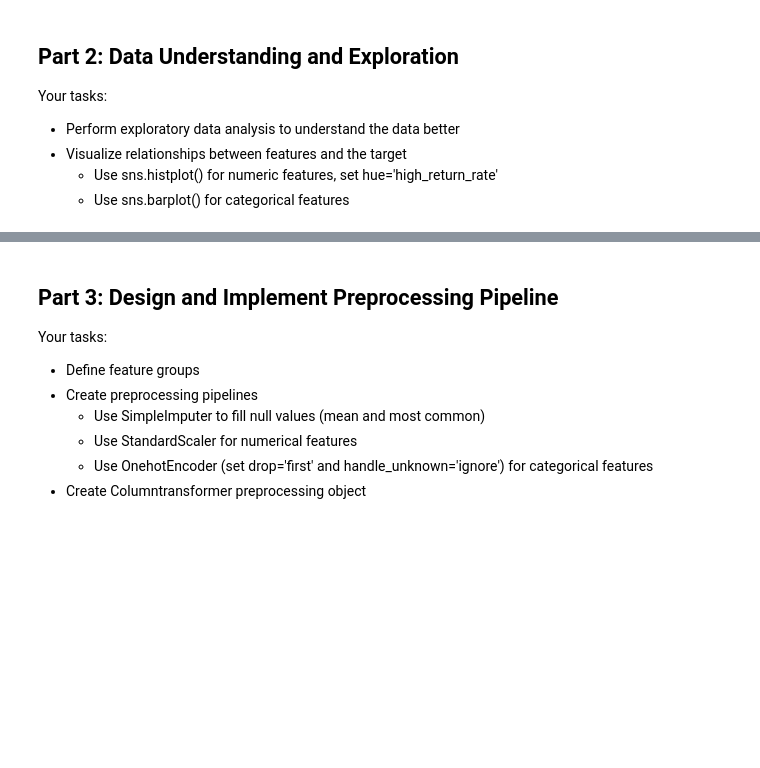
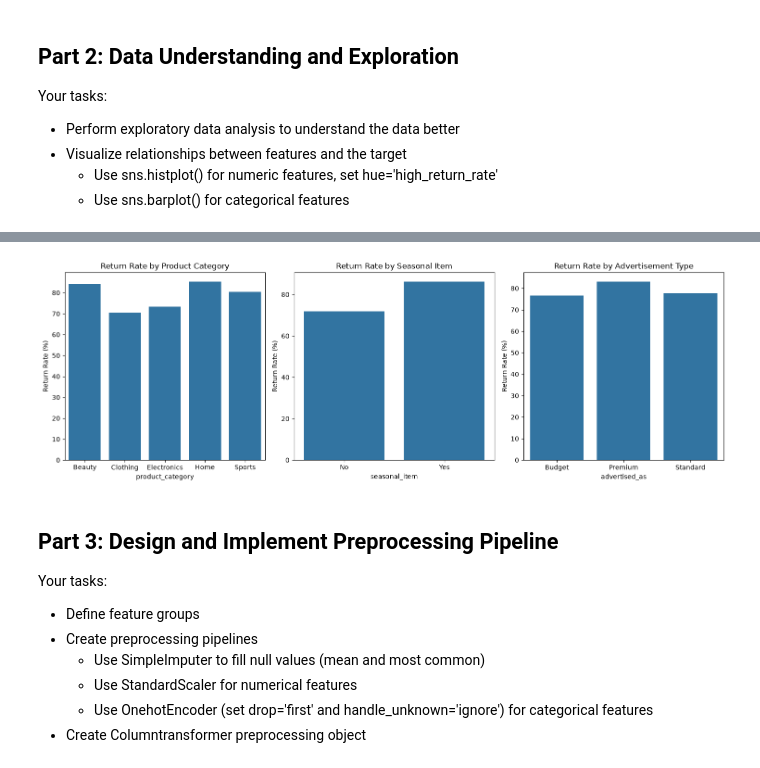
Before and after one commit to donjuel003/Machine-Learning-Pipelines, a Jupyter notebook: retail_return_model_lab.ipynb, the cells around one changed output, grey strips where cells are left out. Saved outputs shown, nothing was run; the diff lists cells and outputs as text; code cells hidden in the pictures; blank space fills up the shorter version.

```diff
--- a/retail_return_model_lab.ipynb
+++ b/retail_return_model_lab.ipynb
@@ -108,39 +144,41 @@ plt.show()
 # Visualize categorical feature relations
 # Use pandas groupby to calculate high_return_rate means for each categorical variable (this will give you return rate because its binary)
 # Convert values to percentage (multiply each by 100)
 # Product Category
-category_return_rates = None
+category_return_rates = (df_returns.groupby('product_category')['high_return_rate'].mean() * 100).reset_index()
 
 # Seasonal Item
-seasonal_return_rates = None
+seasonal_return_rates = (df_returns.groupby('seasonal_item')['high_return_rate'].mean() * 100).reset_index()
 
 # Advertised As
-advertised_return_rates= None
+advertised_return_rates= (df_returns.groupby('advertised_as')['high_return_rate'].mean() * 100).reset_index()
 
 # Figure plot
 plt.figure(figsize=(15, 5))
 
 # Create subplots for each categorical feature - use the return rate objects above
 # Product Category
 plt.subplot(1, 3, 1)
-category_bar = None
+category_bar = sns.barplot(data=category_return_rates, x='product_category', y='high_return_rate')
 plt.title('Return Rate by Product Category')
 plt.ylabel('Return Rate (%)')
 
 # Seasonal Item
 plt.subplot(1, 3, 2)
-seasonal_bar = None
+seasonal_bar = sns.barplot(data=seasonal_return_rates, x='seasonal_item', y='high_return_rate')
 plt.title('Return Rate by Seasonal Item')
 plt.ylabel('Return Rate (%)')
 
 # Advertised As
 plt.subplot(1, 3, 3)
-advertised_bar = None
+advertised_bar = sns.barplot(data=advertised_return_rates, x='advertised_as', y='high_return_rate')
 plt.title('Return Rate by Advertisement Type')
 plt.ylabel('Return Rate (%)')
 
 plt.tight_layout()
 plt.show()
+# %% [output]
+[figure, added]
 # %% [markdown]
 ## Part 3: Design and Implement Preprocessing Pipeline
 Your tasks:
```
Also changed, not shown: parts of 5 cells of this notebook.
